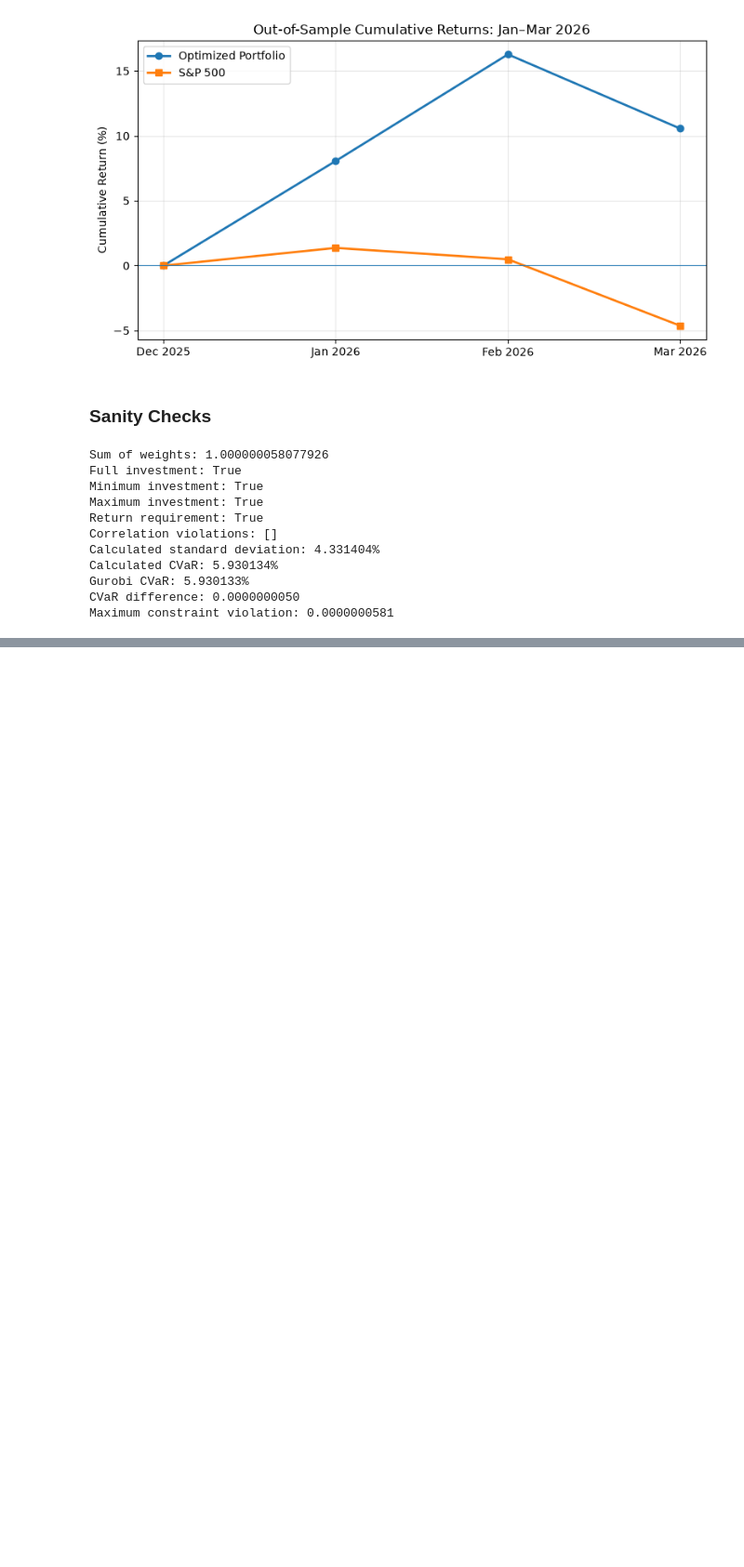
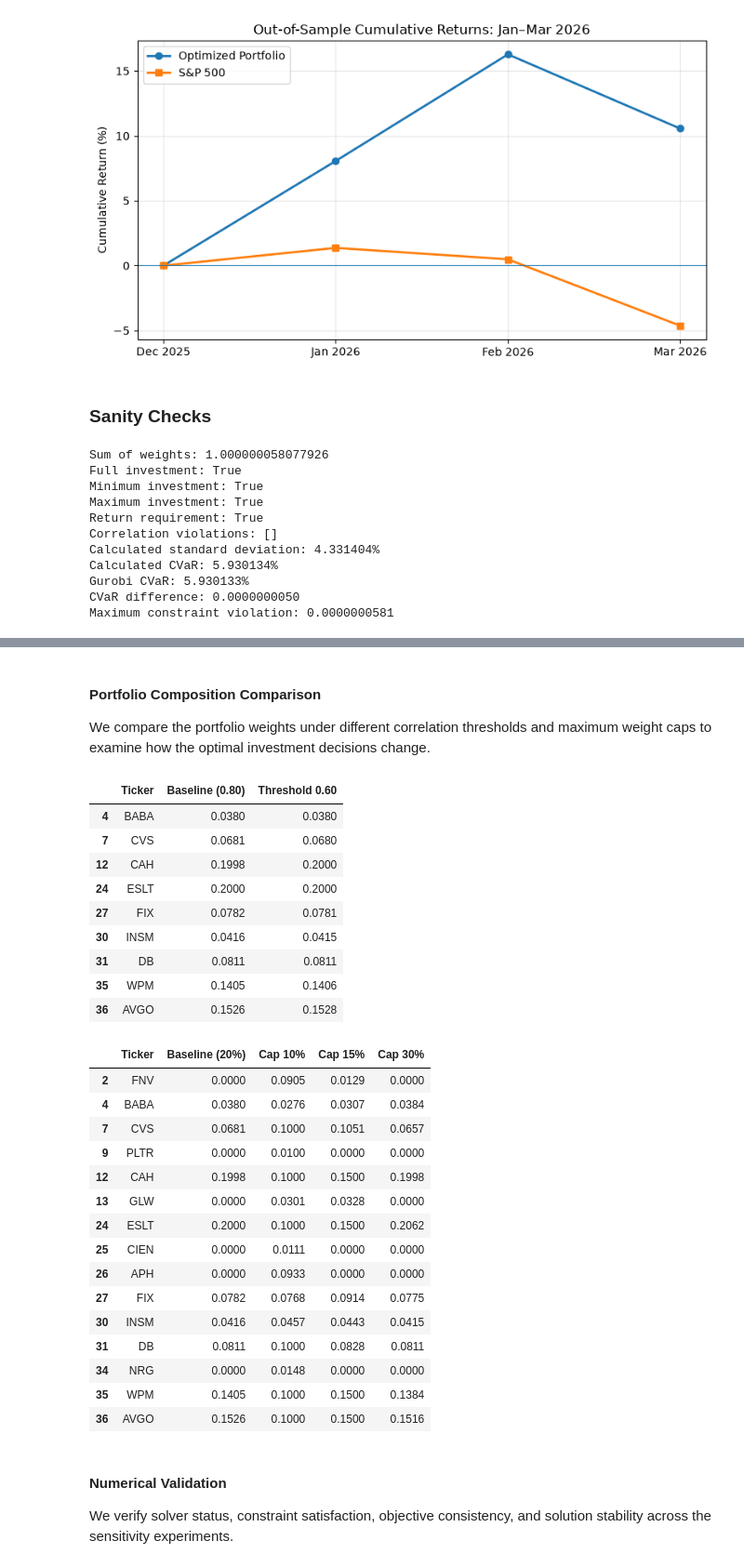
Before and after one commit to ma-benjamin/IEOR4004-Optimization-Project, a Jupyter notebook: model.ipynb, the cells around one changed output, grey strips where cells are left out. Shown at 93% size. Saved outputs shown, nothing was run; the diff lists cells and outputs as text; code cells hidden in the pictures; blank space fills up the shorter version.

```diff
--- a/model.ipynb
+++ b/model.ipynb
@@ -381,0 +547,64 @@ Maximum constraint violation: 0.0000000581
+# %% [markdown]
+#### Portfolio Composition Comparison
+
+We compare the portfolio weights under different correlation
+thresholds and maximum weight caps to examine how the
+optimal investment decisions change.
+# %%
+# Compare portfolio allocations under different policies
+
+correlation_portfolios = pd.DataFrame({
+    "Ticker": tickers,
+    "Baseline (0.80)": w.X,
+    "Threshold 0.60": correlation_weights[0.60]
+})
+
+cap_portfolios = pd.DataFrame({
+    "Ticker": tickers,
+    "Baseline (20%)": w.X,
+    "Cap 10%": cap_weights[0.10],
+    "Cap 15%": cap_weights[0.15],
+    "Cap 30%": cap_weights[0.30]
+})
+
+# Show only stocks with positive weights in at least one portfolio
+display(correlation_portfolios.loc[
+    (correlation_portfolios.iloc[:, 1:] > 1e-5).any(axis=1)
+].round(4))
+
+display(cap_portfolios.loc[
+    (cap_portfolios.iloc[:, 1:] > 1e-5).any(axis=1)
+].round(4))
+# %% [output]
+|  | Ticker | Baseline (0.80) | Threshold 0.60 |
+| 4 | BABA | 0.0380 | 0.0380 |
+| 7 | CVS | 0.0681 | 0.0680 |
+| 12 | CAH | 0.1998 | 0.2000 |
+| 24 | ESLT | 0.2000 | 0.2000 |
+| 27 | FIX | 0.0782 | 0.0781 |
+| 30 | INSM | 0.0416 | 0.0415 |
+| 31 | DB | 0.0811 | 0.0811 |
+| 35 | WPM | 0.1405 | 0.1406 |
+| 36 | AVGO | 0.1526 | 0.1528 |
+|  | Ticker | Baseline (20%) | Cap 10% | Cap 15% | Cap 30% |
+| 2 | FNV | 0.0000 | 0.0905 | 0.0129 | 0.0000 |
+| 4 | BABA | 0.0380 | 0.0276 | 0.0307 | 0.0384 |
+| 7 | CVS | 0.0681 | 0.1000 | 0.1051 | 0.0657 |
+| 9 | PLTR | 0.0000 | 0.0100 | 0.0000 | 0.0000 |
+| 12 | CAH | 0.1998 | 0.1000 | 0.1500 | 0.1998 |
+| 13 | GLW | 0.0000 | 0.0301 | 0.0328 | 0.0000 |
+| 24 | ESLT | 0.2000 | 0.1000 | 0.1500 | 0.2062 |
+| 25 | CIEN | 0.0000 | 0.0111 | 0.0000 | 0.0000 |
+| 26 | APH | 0.0000 | 0.0933 | 0.0000 | 0.0000 |
+| 27 | FIX | 0.0782 | 0.0768 | 0.0914 | 0.0775 |
+| 30 | INSM | 0.0416 | 0.0457 | 0.0443 | 0.0415 |
+| 31 | DB | 0.0811 | 0.1000 | 0.0828 | 0.0811 |
+| 34 | NRG | 0.0000 | 0.0148 | 0.0000 | 0.0000 |
+| 35 | WPM | 0.1405 | 0.1000 | 0.1500 | 0.1384 |
+| 36 | AVGO | 0.1526 | 0.1000 | 0.1500 | 0.1516 |
+# %% [markdown]
+#### Numerical Validation
+
+We verify solver status, constraint satisfaction,
+objective consistency, and solution stability across
+the sensitivity experiments.
```
Also changed, not shown: parts of 10 cells of this notebook.
